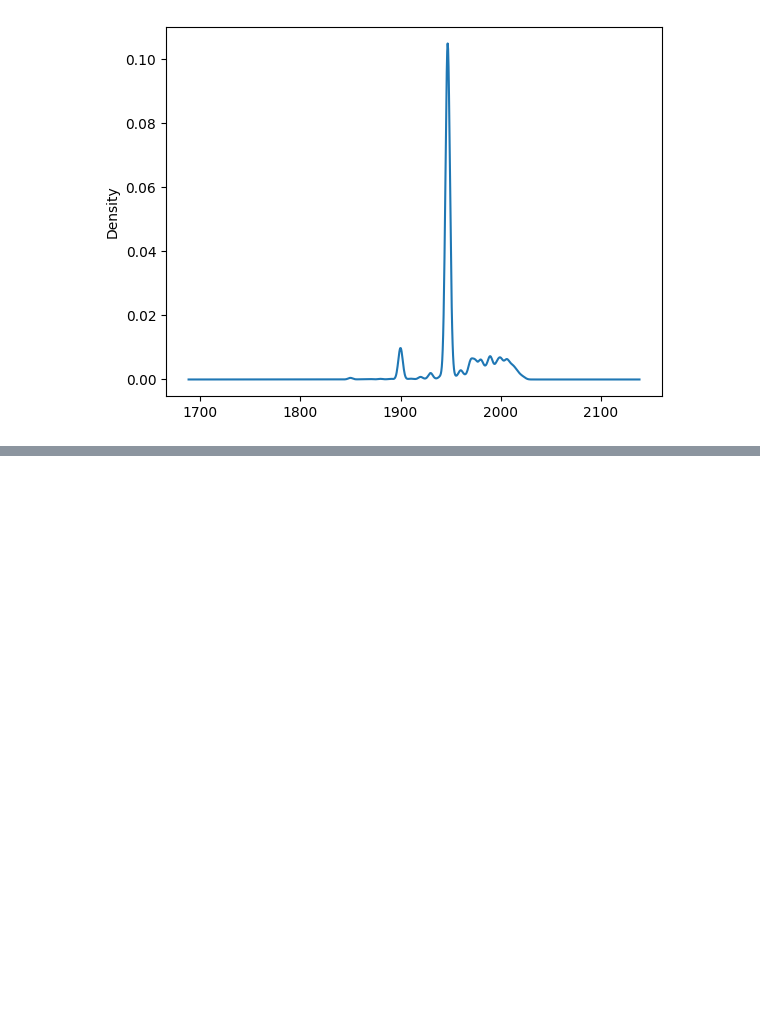
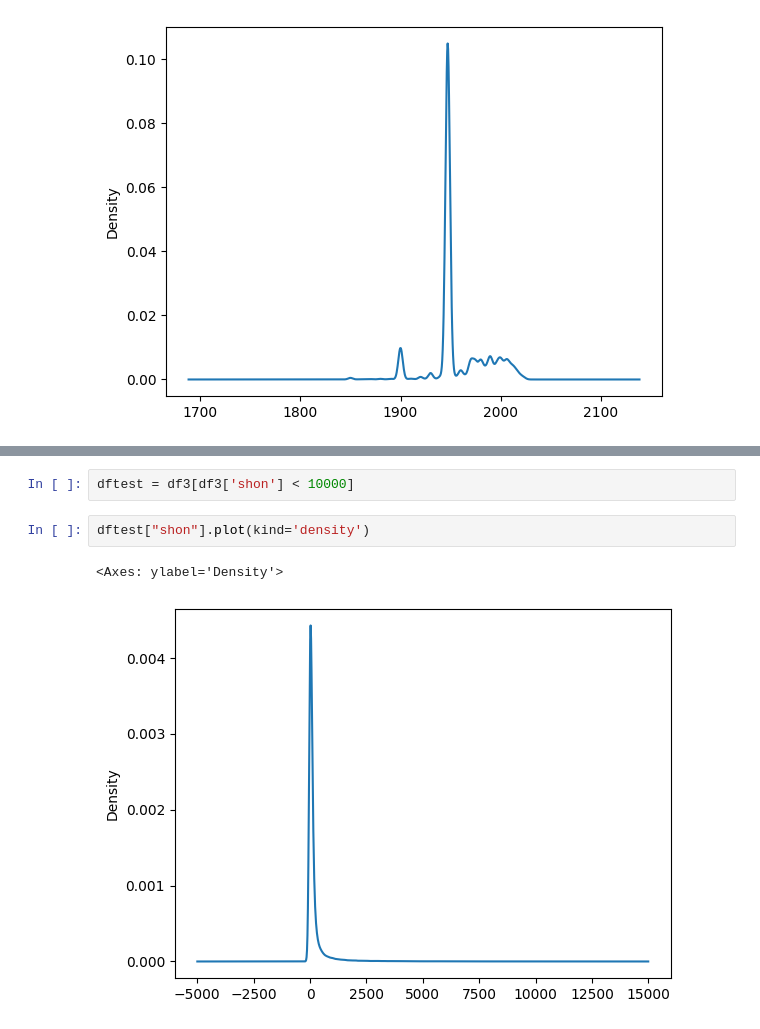
Before and after one commit to bechirhannachi/BNP-Centrale-project-Gr-1, a Jupyter notebook: correlation.ipynb, the cells around one changed output, grey strips where cells are left out. Drawn from its saved outputs; the diff is of its cells as text; blank space fills up the shorter version.

```diff
--- a/correlation.ipynb
+++ b/correlation.ipynb
@@ -83,0 +101,7 @@ df3["annee_construction"].plot(kind='density')
+# %%
+dftest = df3[df3['shon'] < 10000]
+# %%
+dftest["shon"].plot(kind='density')
+# %% [output]
+<Axes: ylabel='Density'>
+[figure, added]
```
Also changed, not shown: parts of 4 cells of this notebook.
